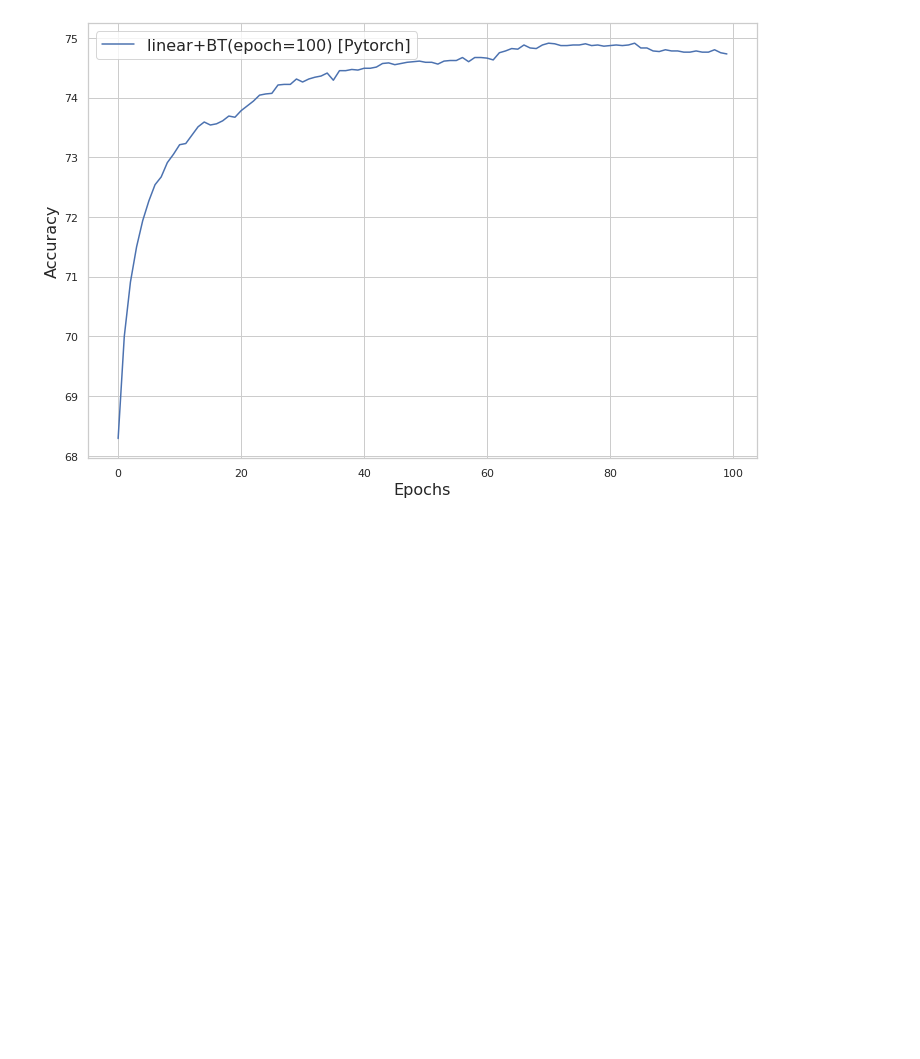
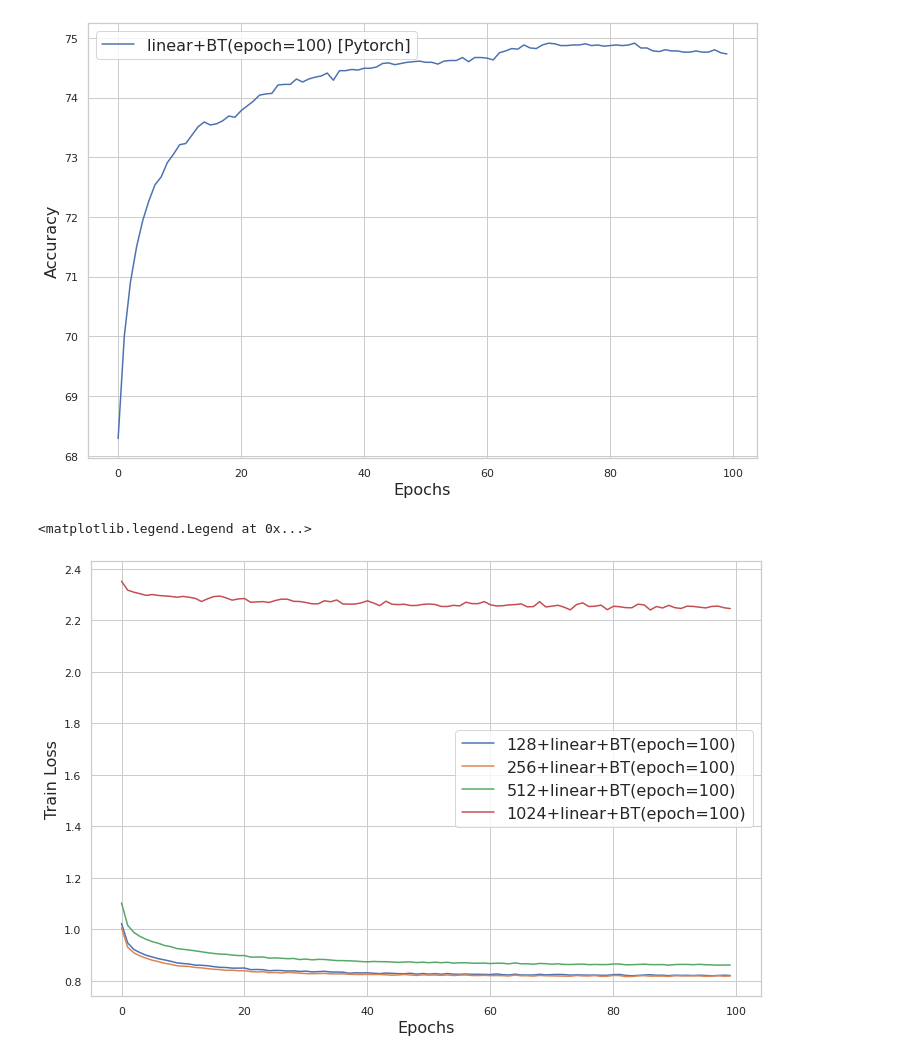
Before and after one commit to kumarkrishna/fastssl, a Jupyter notebook: nb/results.ipynb, the cells around one changed output. Cells and saved outputs as stored; diff of their text form; code cells hidden in the pictures; blank space fills up the shorter version.

```diff
--- a/nb/results.ipynb
+++ b/nb/results.ipynb
@@ -60,3 +60,28 @@ plt.legend(fontsize=16)
 # %% [output]
 <matplotlib.legend.Legend at 0x...>
 [figure]
+# %%
+CKPTDIR = '/data/krishna/research/results/0322/007/checkpoints/lambd_0.100000_pdim_{}/'
+# %%
+data = {}
+
+pdim = [128, 256, 512, 1024, 2048]
+results = {k: CKPTDIR.format(k) for k in pdim}
+
+for fwork, ckptdir in results.items():
+    fname = os.path.join(ckptdir, 'results_linear_100.json')
+    if os.path.exists(fname):
+        with open(fname, 'rb') as f:
+            data[fwork] = pickle.load(f)
+# %%
+fig = plt.figure(figsize=(12, 8))
+
+for res in data:
+    plt.plot(data[res]['train_loss'], label='{}+linear+BT(epoch=100)'.format(res))
+plt.xlabel(r'Epochs', fontsize=16)
+plt.ylabel(r'Train Loss', fontsize=16)
+plt.legend(fontsize=16)
+# plt.savefig('plots/loss_classify.png')
+# %% [output]
+<matplotlib.legend.Legend at 0x...>
+[figure, added]
```
Also changed, not shown: parts of 1 cell of this notebook, 7 other files.
